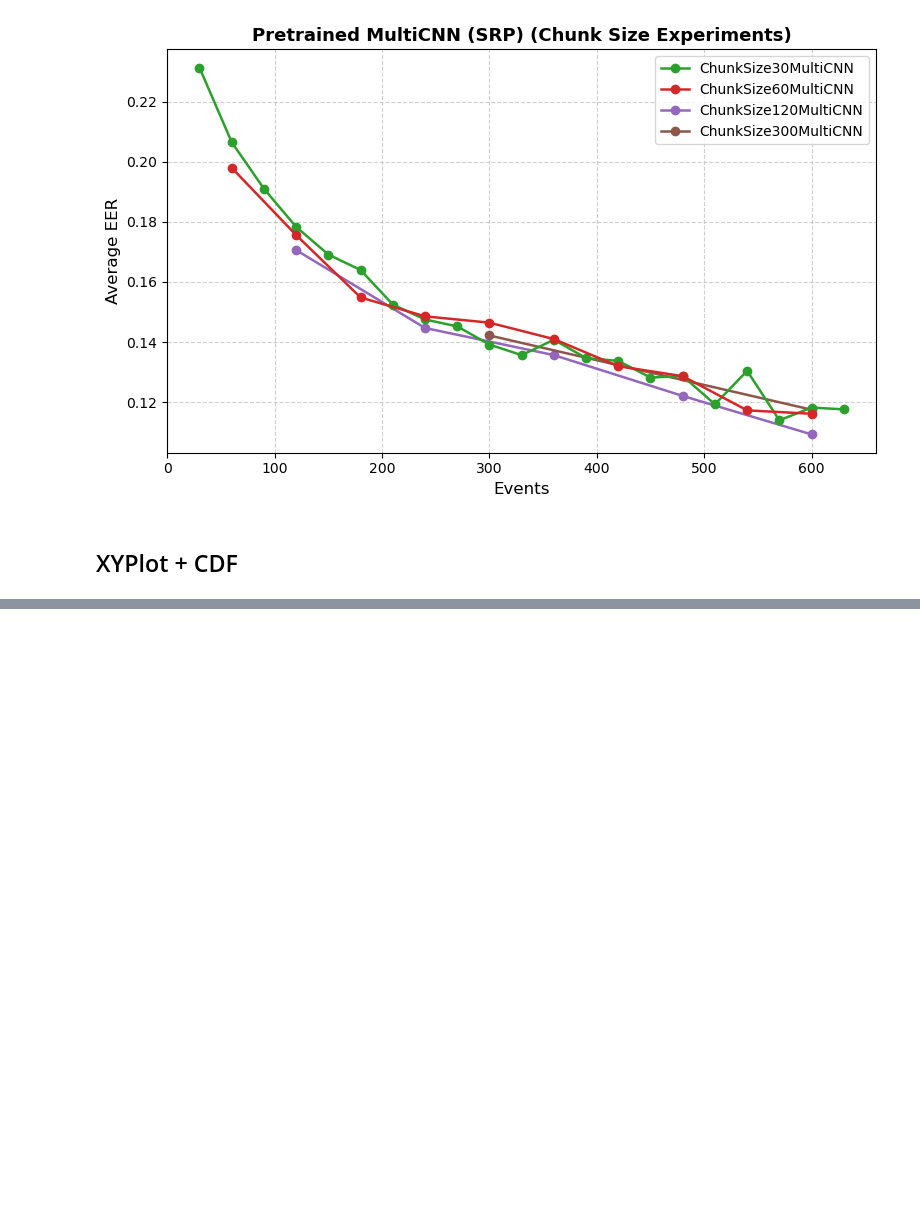
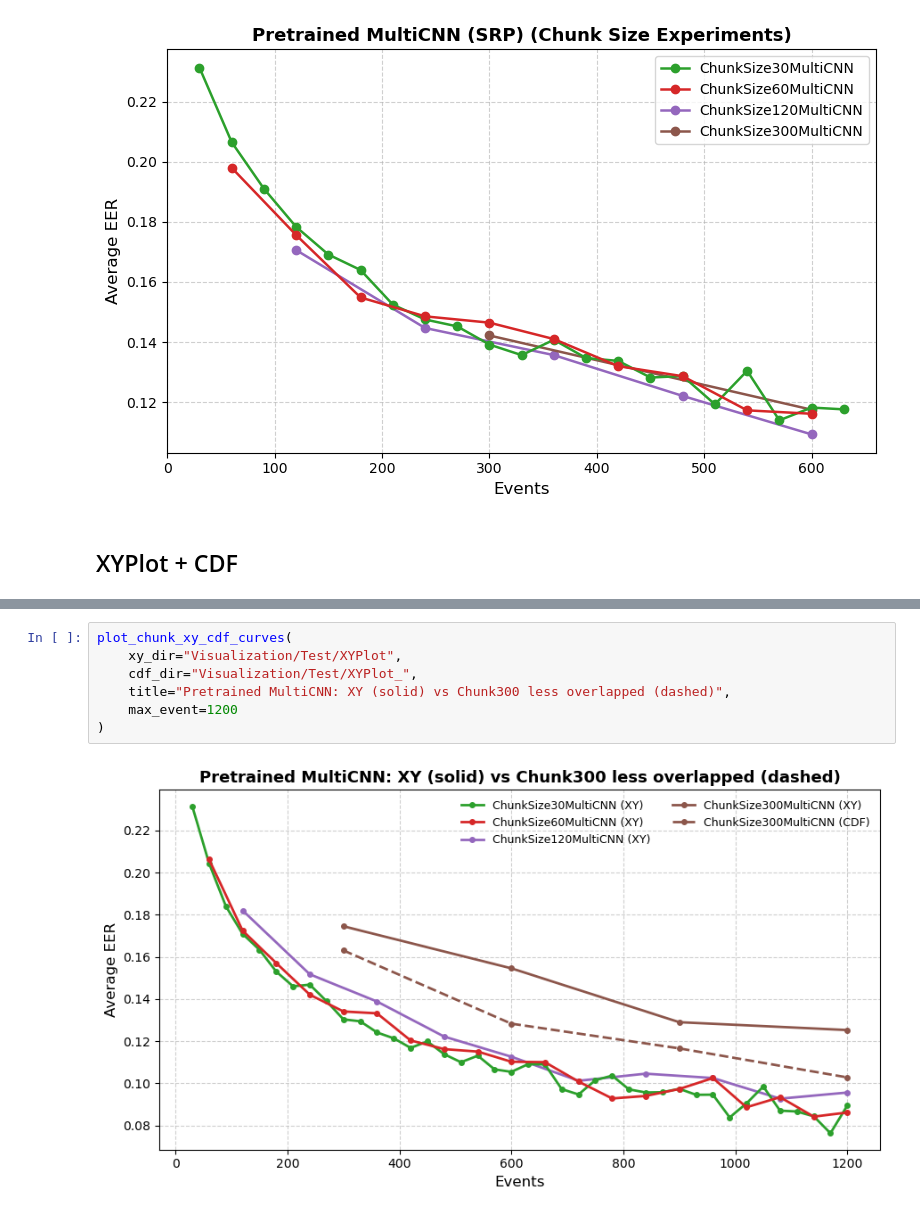
Before and after one commit to S-lijun/Mouse_Dynamics, a Jupyter notebook: Results_New.ipynb, the cells around one changed output, grey strips where cells are left out. Saved outputs shown, nothing was run; the diff lists cells and outputs as text; blank space fills up the shorter version.

```diff
--- a/Results_New.ipynb
+++ b/Results_New.ipynb
@@ -419,0 +421,9 @@ plot_chunk_json_curves("Visualization/Test", max_event=1500, model="Pretrained M
+# %%
+plot_chunk_xy_cdf_curves(
+    xy_dir="Visualization/Test/XYPlot",
+    cdf_dir="Visualization/Test/XYPlot_",
+    title="Pretrained MultiCNN: XY (solid) vs Chunk300 less overlapped (dashed)",
+    max_event=1200
+)
+# %% [output]
+[figure, added]
```
Also changed, not shown: parts of 1 cell of this notebook, 6 other files.
